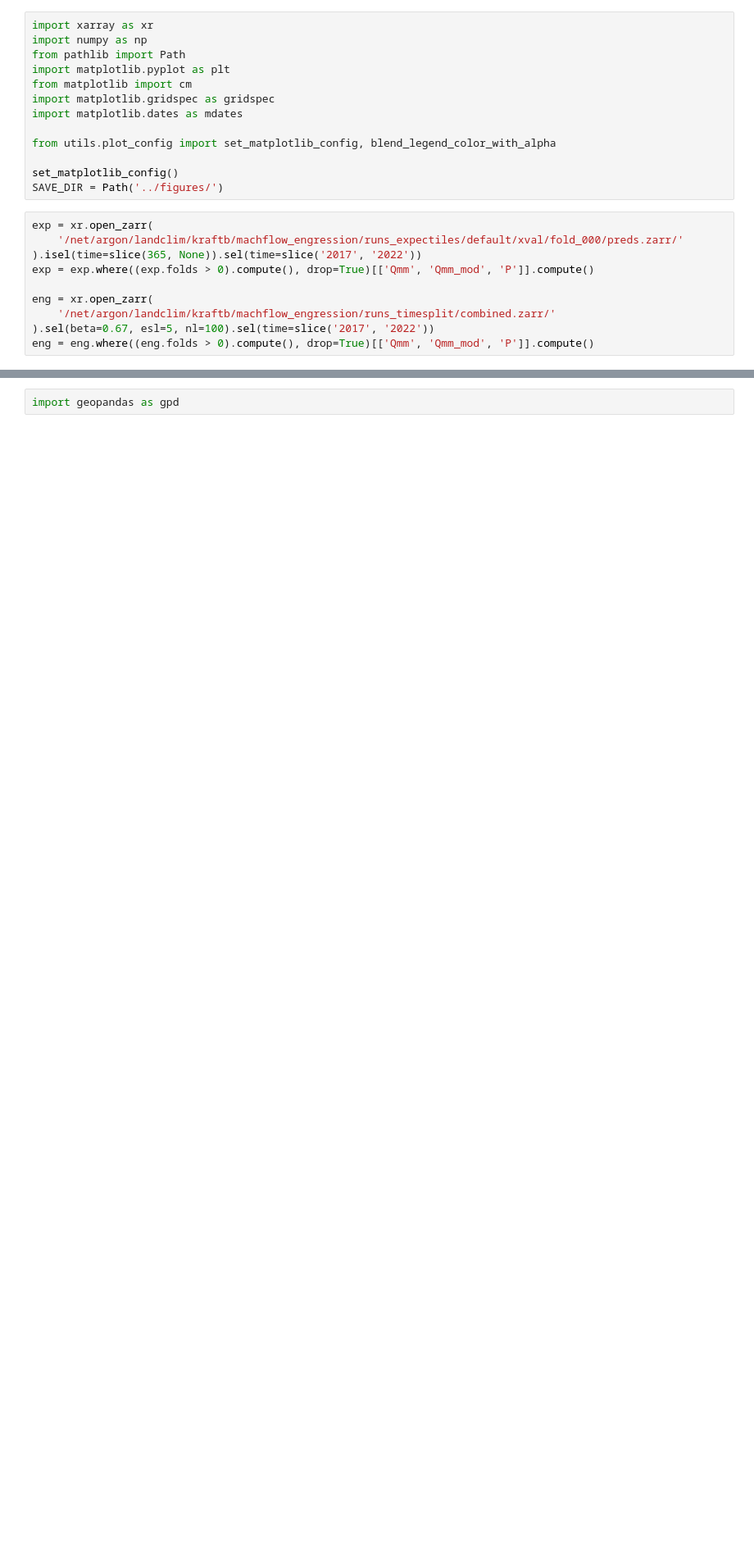
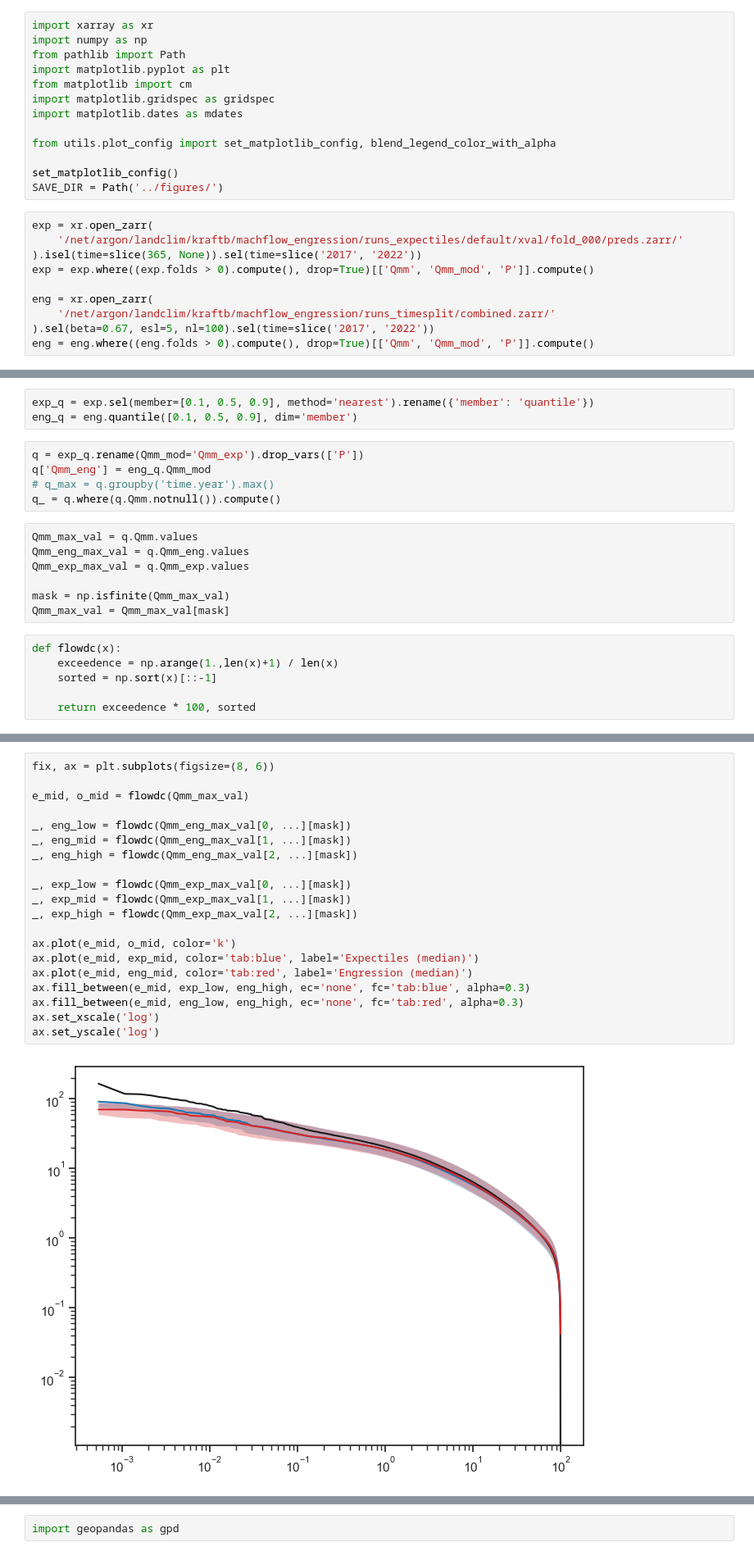
Before and after one commit to bask0/mach-flow-engression, a Jupyter notebook: analysis/code_steven/03_time_series.ipynb, the cells around one changed output, grey strips where cells are left out. Shown: that part at 82% size. Cells and saved outputs as stored; diff of their text form; blank space fills up the shorter version.

```diff
--- a/analysis/code_steven/03_time_series.ipynb
+++ b/analysis/code_steven/03_time_series.ipynb
@@ -164,0 +170,21 @@ fig.savefig(SAVE_DIR / 'time_series.eps', dpi=300, bbox_inches='tight')
+# %%
+exp_q = exp.sel(member=[0.1, 0.5, 0.9], method='nearest').rename({'member': 'quantile'})
+eng_q = eng.quantile([0.1, 0.5, 0.9], dim='member')
+# %%
+q = exp_q.rename(Qmm_mod='Qmm_exp').drop_vars(['P'])
+q['Qmm_eng'] = eng_q.Qmm_mod
+# q_max = q.groupby('time.year').max()
+q_ = q.where(q.Qmm.notnull()).compute()
+# %%
+Qmm_max_val = q.Qmm.values
+Qmm_eng_max_val = q.Qmm_eng.values
+Qmm_exp_max_val = q.Qmm_exp.values
+
+mask = np.isfinite(Qmm_max_val)
+Qmm_max_val = Qmm_max_val[mask]
+# %%
+def flowdc(x):
+    exceedence = np.arange(1.,len(x)+1) / len(x)
+    sorted = np.sort(x)[::-1]
+
+    return exceedence * 100, sorted
@@ -164,0 +197,22 @@ fig.savefig(SAVE_DIR / 'time_series.eps', dpi=300, bbox_inches='tight')
+# %%
+fix, ax = plt.subplots(figsize=(8, 6))
+
+e_mid, o_mid = flowdc(Qmm_max_val)
+
+_, eng_low = flowdc(Qmm_eng_max_val[0, ...][mask])
+_, eng_mid = flowdc(Qmm_eng_max_val[1, ...][mask])
+_, eng_high = flowdc(Qmm_eng_max_val[2, ...][mask])
+
+_, exp_low = flowdc(Qmm_exp_max_val[0, ...][mask])
+_, exp_mid = flowdc(Qmm_exp_max_val[1, ...][mask])
+_, exp_high = flowdc(Qmm_exp_max_val[2, ...][mask])
+
+ax.plot(e_mid, o_mid, color='k')
+ax.plot(e_mid, exp_mid, color='tab:blue', label='Expectiles (median)')
+ax.plot(e_mid, eng_mid, color='tab:red', label='Engression (median)')
+ax.fill_between(e_mid, exp_low, eng_high, ec='none', fc='tab:blue', alpha=0.3)
+ax.fill_between(e_mid, eng_low, eng_high, ec='none', fc='tab:red', alpha=0.3)
+ax.set_xscale('log')
+ax.set_yscale('log')
+# %% [output]
+[figure, added]
```
Also changed, not shown: parts of 8 cells of this notebook, 8 other files.
